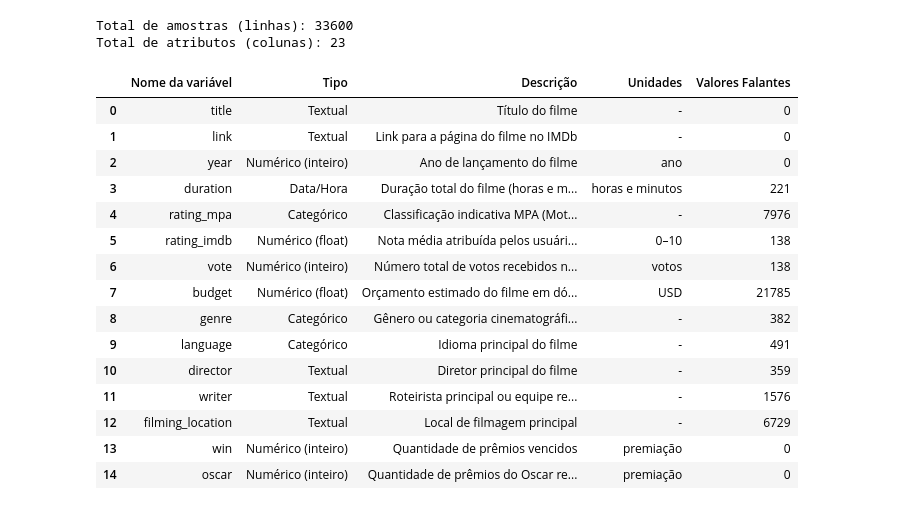
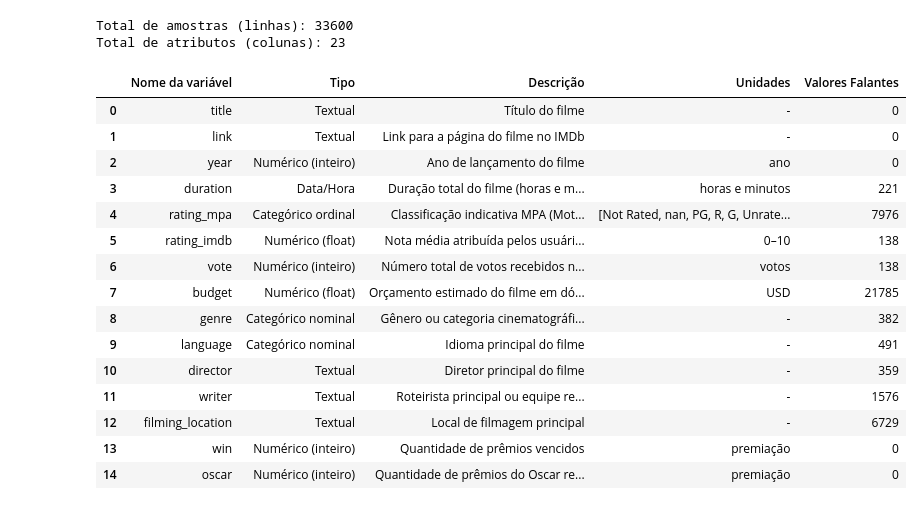
Before and after one commit to Erc-prog-xD/CienciaDeDados, a Jupyter notebook: references/tabela_IMDB.ipynb, the cells around one changed output. Cells and saved outputs as stored; diff of their text form; code cells hidden in the pictures.

```diff
--- a/references/tabela_IMDB.ipynb
+++ b/references/tabela_IMDB.ipynb
@@ -26,12 +26,12 @@ tabela_descritiva = pd.DataFrame({
         "Textual",               # link
         "Numérico (inteiro)",    # year
         "Data/Hora",             # duration
-        "Categórico",            # rating_mpa
+        "Categórico ordinal",            # rating_mpa
         "Numérico (float)",      # rating_imdb
         "Numérico (inteiro)",    # vote
         "Numérico (float)",      # budget
-        "Categórico",            # genre
-        "Categórico",            # language
+        "Categórico nominal",            # genre
+        "Categórico nominal",            # language
         "Textual",            # director
         "Textual",            # writer
         "Textual",            # filming_location
@@ -47,40 +47,54 @@ tabela_descritiva = pd.DataFrame({
         "Nota média atribuída pelos usuários no IMDb",
         "Número total de votos recebidos no IMDb",
         "Orçamento estimado do filme em dólares",
         "Gênero ou categoria cinematográfica principal",
         "Idioma principal do filme",
         "Diretor principal do filme",
         "Roteirista principal ou equipe responsável pelo roteiro",
         "Local de filmagem principal",
         "Quantidade de prêmios vencidos",
         "Quantidade de prêmios do Oscar recebidos"
     ],
     "Unidades": [
-        "-", "-", "ano", "horas e minutos", "-", "0–10", "votos", "USD", "-", "-", "-", "-", "-", "premiação", "premiação"
+        "-",
+        "-",
+        "ano",
+        "horas e minutos",
+        data['rating_mpa'].unique(),
+        "0–10",
+        "votos",
+        "USD",
+        "-",
+        "-",
+        "-",
+        "-",
+        "-",
+        "premiação",
+        "premiação"
     ],
     "Valores Falantes": [faltantes.get(var, 0) for var in variaveis]
 })
 
 # Exibe resultados gerais
 print(f"Total de amostras (linhas): {num_linhas}")
 print(f"Total de atributos (colunas): {num_colunas}\n")
 
 # Exibe a tabela final
 display(tabela_descritiva)
 # %% [output]
 Total de amostras (linhas): 33600
 Total de atributos (colunas): 23
 |  | Nome da variável | Tipo | Descrição | Unidades | Valores Falantes |
 | 0 | title | Textual | Título do filme | - | 0 |
 | 1 | link | Textual | Link para a página do filme no IMDb | - | 0 |
 | 2 | year | Numérico (inteiro) | Ano de lançamento do filme | ano | 0 |
 | 3 | duration | Data/Hora | Duração total do filme (horas e m... | horas e minutos | 221 |
-| 4 | rating_mpa | Categórico | Classificação indicativa MPA (Mot... | - | 7976 |
+| 4 | rating_mpa | Categórico ordinal | Classificação indicativa MPA (Mot... | [Not Rated, nan, PG, R, G, Unrate... | 7976 |
 | 5 | rating_imdb | Numérico (float) | Nota média atribuída pelos usuári... | 0–10 | 138 |
 | 6 | vote | Numérico (inteiro) | Número total de votos recebidos n... | votos | 138 |
 | 7 | budget | Numérico (float) | Orçamento estimado do filme em dó... | USD | 21785 |
-| 8 | genre | Categórico | Gênero ou categoria cinematográfi... | - | 382 |
-| 9 | language | Categórico | Idioma principal do filme | - | 491 |
+| 8 | genre | Categórico nominal | Gênero ou categoria cinematográfi... | - | 382 |
+| 9 | language | Categórico nominal | Idioma principal do filme | - | 491 |
 | 10 | director | Textual | Diretor principal do filme | - | 359 |
 | 11 | writer | Textual | Roteirista principal ou equipe re... | - | 1576 |
 | 12 | filming_location | Textual | Local de filmagem principal | - | 6729 |
```
Also changed, not shown: 3 other files.
